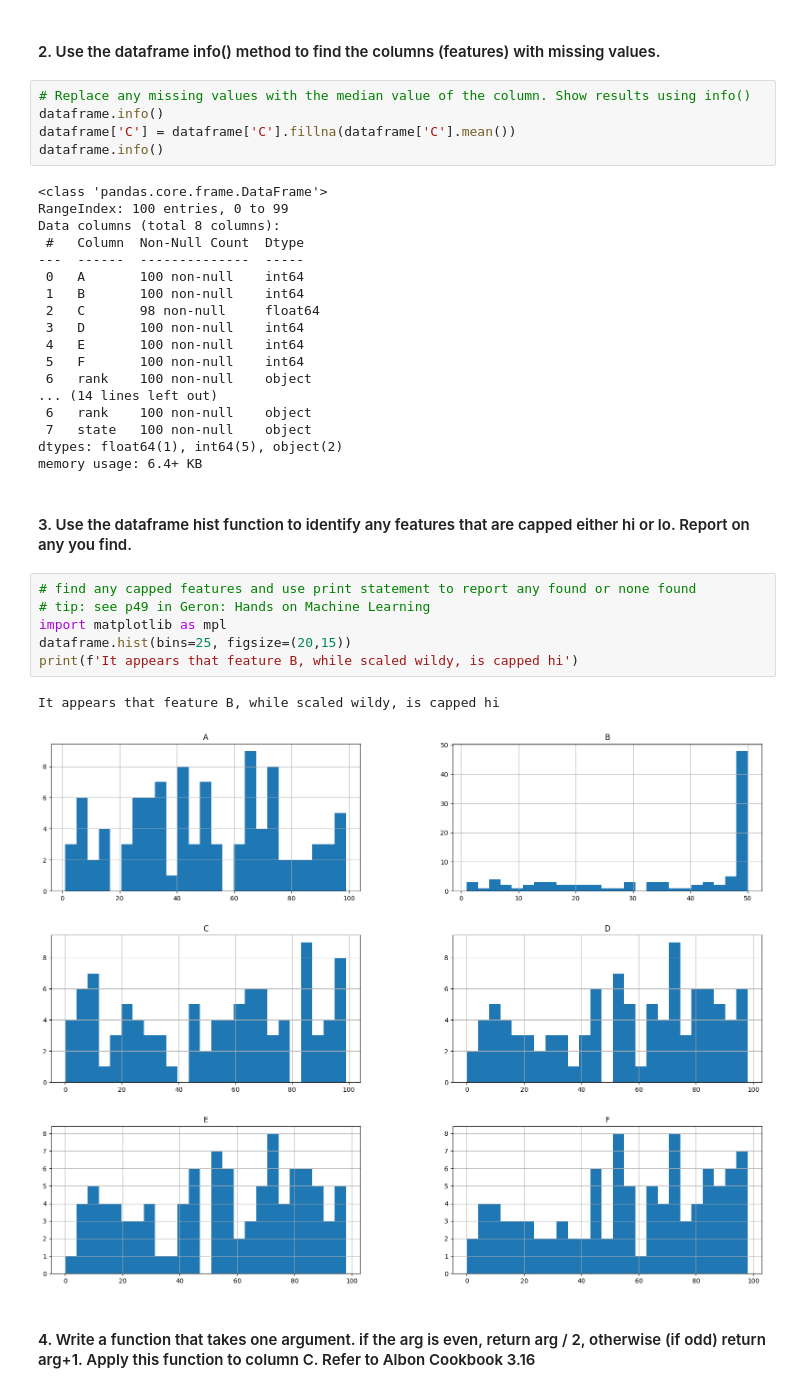
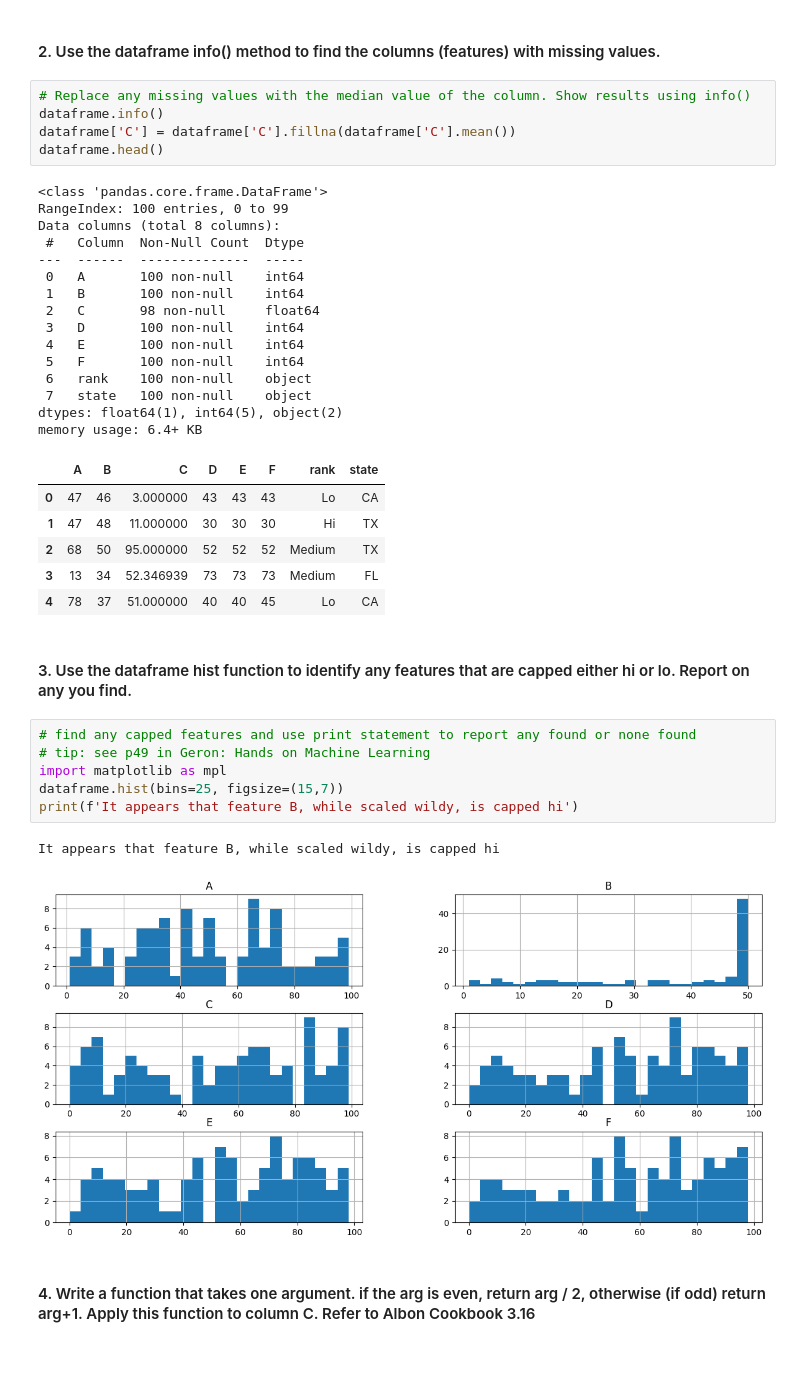
Before and after one commit to t-lnguyen/machine-learning-w-python, a Jupyter notebook: assignments/A1/src/7324.A1.DataWrangling.Assgn.ipynb, the cells around one changed output. Cells and saved outputs as stored; diff of their text form; blank space fills up the shorter version.

```diff
--- a/assignments/A1/src/7324.A1.DataWrangling.Assgn.ipynb
+++ b/assignments/A1/src/7324.A1.DataWrangling.Assgn.ipynb
@@ -35,7 +35,7 @@ dataframe.head()
 # Replace any missing values with the median value of the column. Show results using info()
 dataframe.info()
 dataframe['C'] = dataframe['C'].fillna(dataframe['C'].mean())
-dataframe.info()
+dataframe.head()
 # %% [output]
 <class 'pandas.core.frame.DataFrame'>
 RangeIndex: 100 entries, 0 to 99
@@ -49,22 +49,26 @@ Data columns (total 8 columns):
  4   E       100 non-null    int64
  5   F       100 non-null    int64
  6   rank    100 non-null    object
-... (14 lines left out)
- 6   rank    100 non-null    object
  7   state   100 non-null    object
 dtypes: float64(1), int64(5), object(2)
 memory usage: 6.4+ KB
+|  | A | B | C | D | E | F | rank | state |
+| 0 | 47 | 46 | 3.000000 | 43 | 43 | 43 | Lo | CA |
+| 1 | 47 | 48 | 11.000000 | 30 | 30 | 30 | Hi | TX |
+| 2 | 68 | 50 | 95.000000 | 52 | 52 | 52 | Medium | TX |
+| 3 | 13 | 34 | 52.346939 | 73 | 73 | 73 | Medium | FL |
+| 4 | 78 | 37 | 51.000000 | 40 | 40 | 45 | Lo | CA |
 # %% [markdown]
 #### 3. Use the dataframe hist function to identify any features that are capped either hi or lo. Report on any you find.
 # %%
 # find any capped features and use print statement to report any found or none found
 # tip: see p49 in Geron: Hands on Machine Learning
 import matplotlib as mpl
-dataframe.hist(bins=25, figsize=(20,15))
+dataframe.hist(bins=25, figsize=(15,7))
 print(f'It appears that feature B, while scaled wildy, is capped hi')
 # %% [output]
 It appears that feature B, while scaled wildy, is capped hi
-[figure, old version]
+[figure, new version]
 # %% [markdown]
 #### 4. Write a function that takes one argument. if the arg is even, return arg / 2, otherwise (if odd) return arg+1. Apply this function to column C. Refer to Albon Cookbook 3.16
 # %%
```
Also changed, not shown: parts of 5 cells of this notebook.
